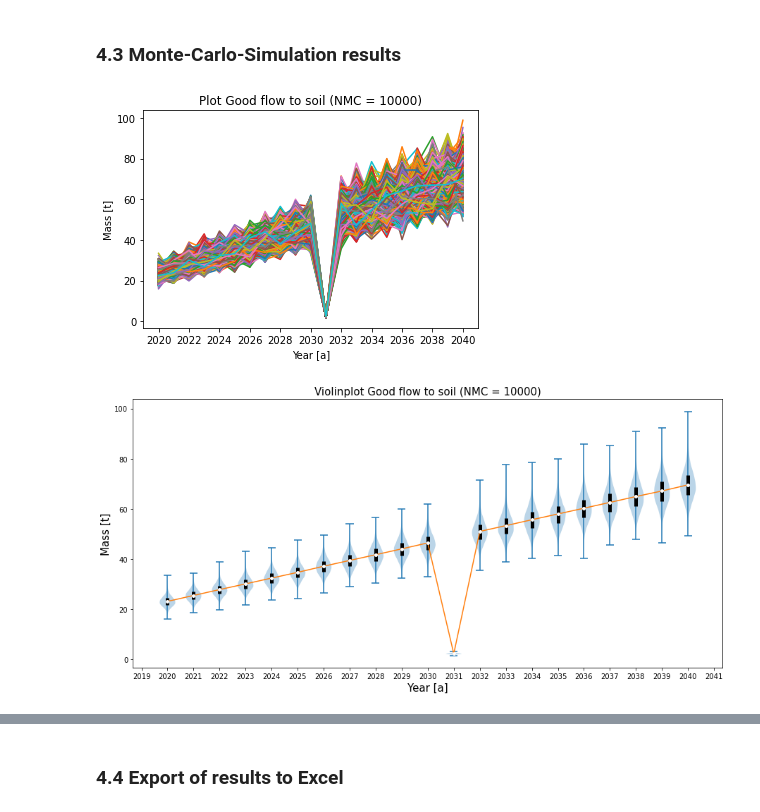
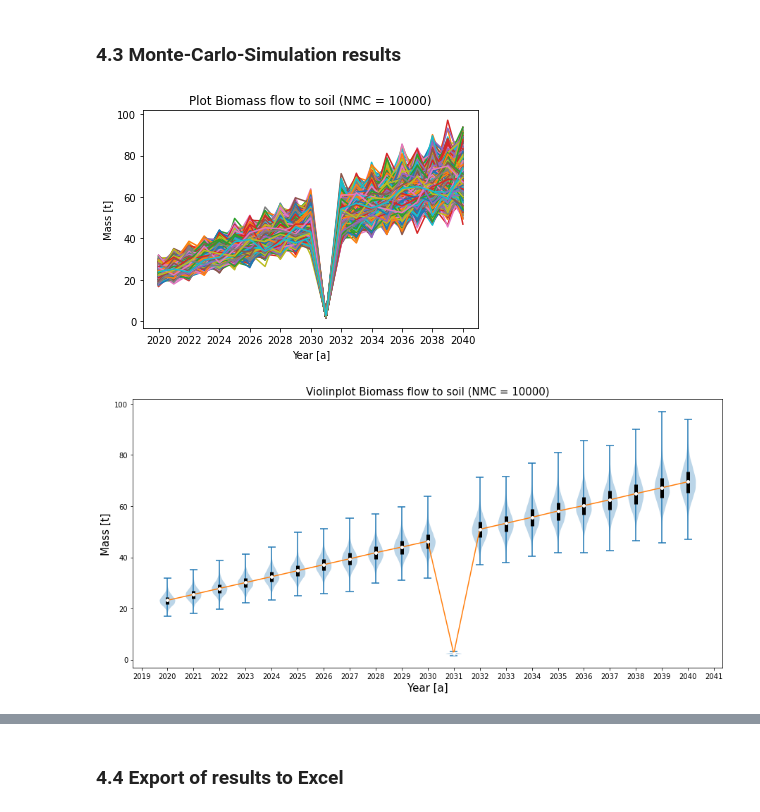
Before and after one commit to lukashpe/biODYM, a Jupyter notebook: template/biODYM_template.ipynb, the cells around one changed output, grey strips where cells are left out. Saved outputs shown, nothing was run; the diff lists cells and outputs as text; code cells hidden in the pictures.

```diff
--- a/template/biODYM_template.ipynb
+++ b/template/biODYM_template.ipynb
@@ -71,7 +71,7 @@ ModelClassification['Time'] = msc.Classification(Name = 'Time', Dimension = 'Tim
 
 
 ModelClassification['Element'] = msc.Classification(Name = 'Elements', Dimension = 'Element',
-                                                    ID = 2, Items = ['Good', 'C'])
+                                                    ID = 2, Items = ['Biomass', 'C'])
 # Classification for elements labelled 'Element' must always be present, with Items containing a list of the symbols of the elements covered.
 # Here, other elements (like N or P) could be added to the ODYM MFA system
 
@@ -212,12 +212,12 @@ Dyn_MFA_System.Initialize_StockValues()
 # Import input data from Excel sheet (further elements could be added here)
 # Flows, transfer coefficients and relative standard deviation values
 
-# Good
+# Biomass
 
 path = os.path.join(os.getcwd(), 'biODYM_input_data_template.xlsx')
 
 
-df_f_B_total = pd.read_excel (path, sheet_name='Flow_data_Good')
+df_f_B_total = pd.read_excel (path, sheet_name='Flow_data_Biomass')
 df_f_B = df_f_B_total[[k for i, k in enumerate(df_f_B_total.columns, 1) if i % 2 == 0 and i>1]]
 df_f_B_relSTD = df_f_B_total[[k for i, k in enumerate(df_f_B_total.columns, 1) if i % 2 != 0 and i >1]]
 
@@ -225,7 +225,7 @@ F_B_Dict = df_f_B.to_dict('list')
 F_B_Dict_relSTD = df_f_B_relSTD.to_dict('list')
 
 
-df_TC_B_total = pd.read_excel (path, sheet_name='TC_data_Good').iloc[:, 1:30]
+df_TC_B_total = pd.read_excel (path, sheet_name='TC_data_Biomass').iloc[:, 1:30]
 df_TC_B = df_TC_B_total[[k for i, k in enumerate(df_TC_B_total.columns, 1) if i % 2 != 0]]
 
 df_TC_B_relSTD = df_TC_B_total[[k for i, k in enumerate(df_TC_B_total.columns, 1) if i % 2 == 0]]
@@ -805,7 +805,7 @@ interactive(children=(IntSlider(value=2020, description='i', max=2040, min=2020)
 # %% [markdown]
 ### 4.3 Monte-Carlo-Simulation results
 # %%
-# Good flow to soil
+# Biomass flow to soil
 
 fig, ax = plt.subplots()
 
@@ -814,37 +814,37 @@ for key in range(0, NMC):
         ax.plot(Dyn_MFA_System.IndexTable['Classification']['Time'].Items,
             MC_BioInflowArray[key,:,0])
 
-ax.set_title(f"Plot Good flow to soil (NMC = {NMC})")
+ax.set_title(f"Plot Biomass flow to soil (NMC = {NMC})")
 ax.xaxis.set_major_locator(MultipleLocator(2))
 ax.set_ylabel('Mass [t]')
 ax.set_xlabel('Year [a]')
 
 
 
 
 #Violing plotting showing data ranges, upper and lower quartil, mean values and probability density function
 plt.figure(figsize = (15,7))
 plt.violinplot(MC_BioInflowArray[:,:,0],positions = Dyn_MFA_System.IndexTable['Classification']['Time'].Items,
                 widths=0.6)
 
 
 quartile1, quartile3 = np.percentile(MC_BioInflowArray[:,:,0], [25, 75], axis=0)
 
 plt.vlines(Dyn_MFA_System.IndexTable['Classification']['Time'].Items, quartile1, quartile3, color='k', linestyle='-', lw=5)
 plt.scatter(Dyn_MFA_System.IndexTable['Classification']['Time'].Items, np.mean(MC_BioInflowArray[:,:,0], axis = 0), marker='o', color='white', s=15, zorder=3)
 plt.plot(Dyn_MFA_System.IndexTable['Classification']['Time'].Items, np.mean(MC_BioInflowArray[:,:,0], axis = 0))
 
-plt.title(f"Violinplot Good flow to soil (NMC = {NMC})", fontsize = 15)
+plt.title(f"Violinplot Biomass flow to soil (NMC = {NMC})", fontsize = 15)
 plt.ylabel('Mass [t]', fontsize = 15)
 plt.xlabel('Year [a]', fontsize = 15);
 plt.xticks(np.arange(min(Dyn_MFA_System.IndexTable['Classification']['Time'].Items)-1, max(Dyn_MFA_System.IndexTable['Classification']['Time'].Items)+2, 1.0))
 
 
 
 plt.show()
 # %% [output]
-[figure, old version]
+[figure, new version]
-[figure, old version]
+[figure, new version]
 # %%
 # Carbon flow to soil
 fig, ax = plt.subplots()
```
Also changed, not shown: parts of 11 cells of this notebook, 1 other file.
